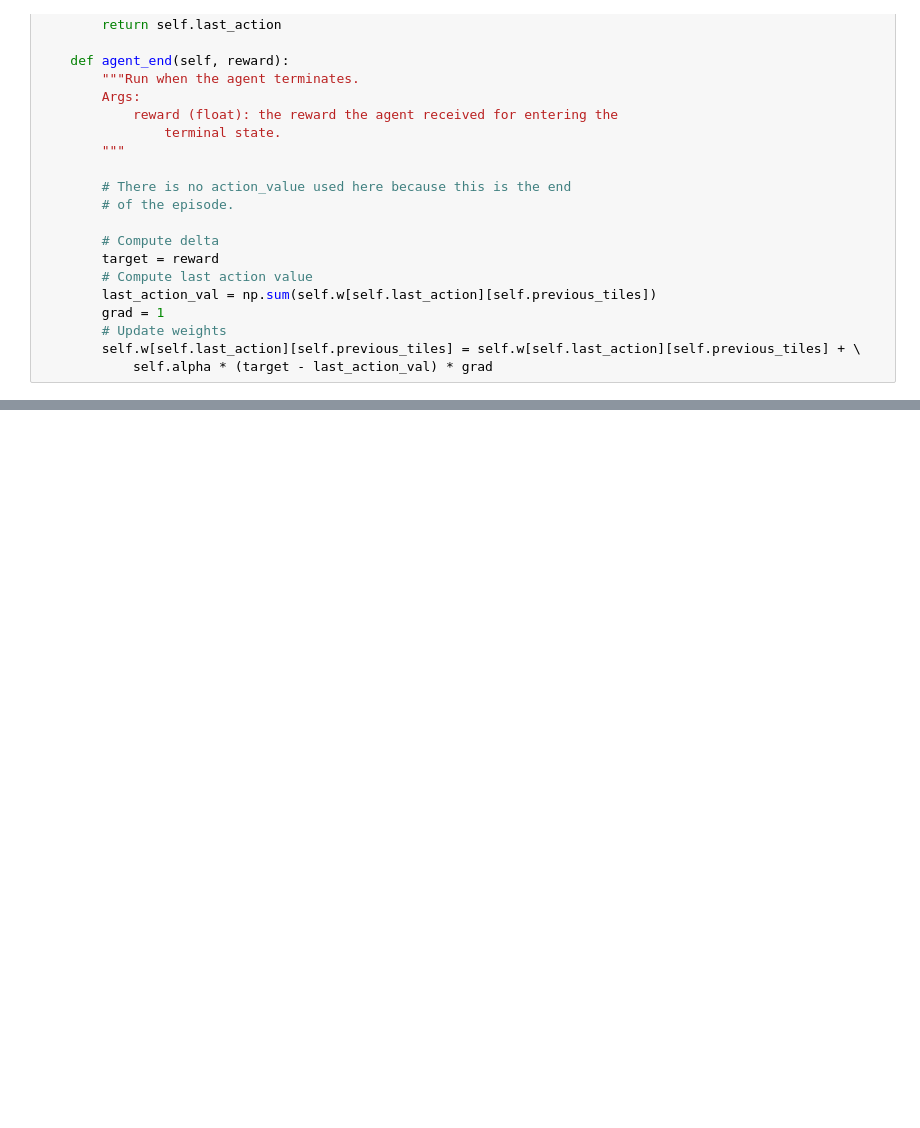
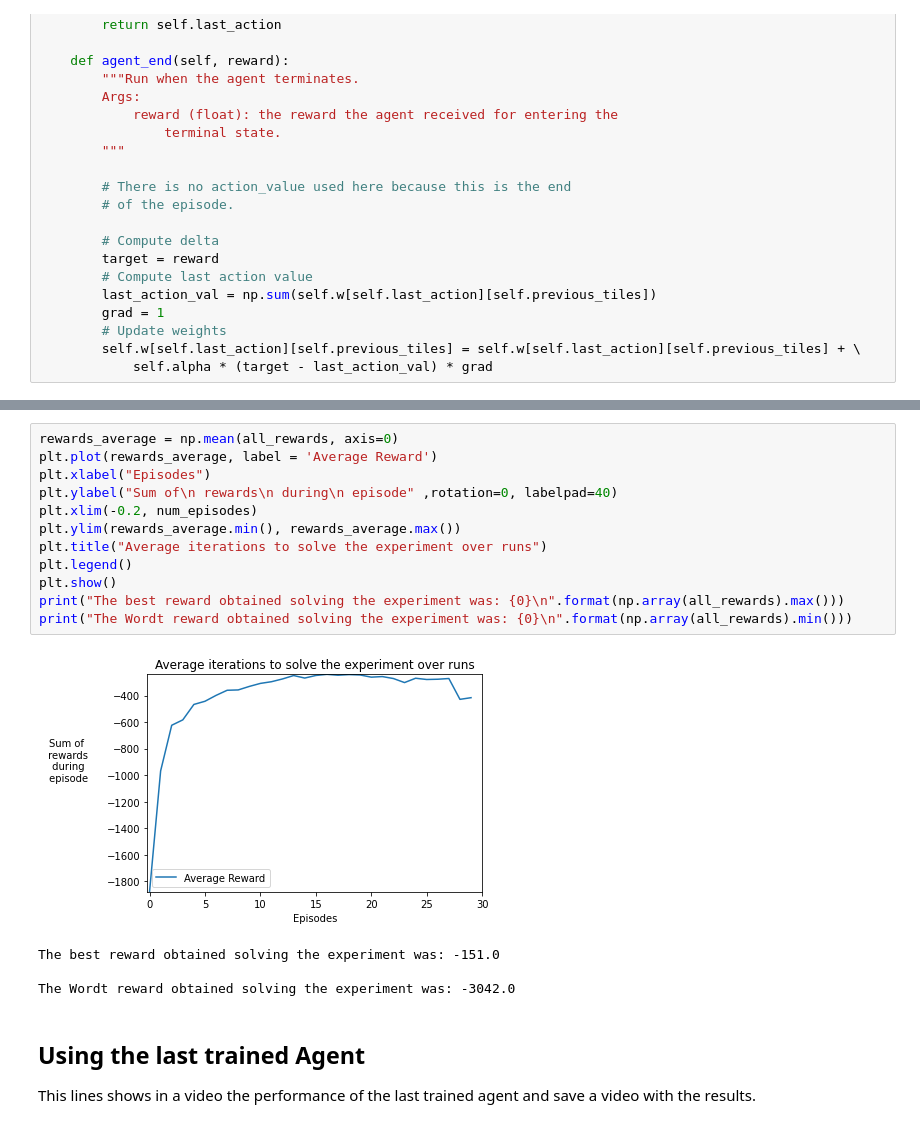
Before and after one commit to MikeS96/rl_openai, a Jupyter notebook: Mountain Car.ipynb, the cells around one changed output, grey strips where cells are left out. Drawn from its saved outputs; the diff is of its cells as text; blank space fills up the shorter version.

```diff
--- a/Mountain Car.ipynb
+++ b/Mountain Car.ipynb
@@ -372,2 +465,23 @@ def wrap_env(env, k):
+# %%
+rewards_average = np.mean(all_rewards, axis=0)
+plt.plot(rewards_average, label = 'Average Reward')
+plt.xlabel("Episodes")
+plt.ylabel("Sum of\n rewards\n during\n episode" ,rotation=0, labelpad=40)
+plt.xlim(-0.2, num_episodes)
+plt.ylim(rewards_average.min(), rewards_average.max())
+plt.title("Average iterations to solve the experiment over runs")
+plt.legend()
+plt.show()
+print("The best reward obtained solving the experiment was: {0}\n".format(np.array(all_rewards).max()))
+print("The Wordt reward obtained solving the experiment was: {0}\n".format(np.array(all_rewards).min()))
+# %% [output]
+[figure, added]
+The best reward obtained solving the experiment was: -151.0
+
+The Wordt reward obtained solving the experiment was: -3042.0
+# %% [markdown]
+## Using the last trained Agent
+
+This lines shows in a video the performance of the last trained agent and save a video with the results.
 # %%
 # Test Sarsa Agent
```
Also changed, not shown: parts of 24 cells of this notebook, 2 other files.
